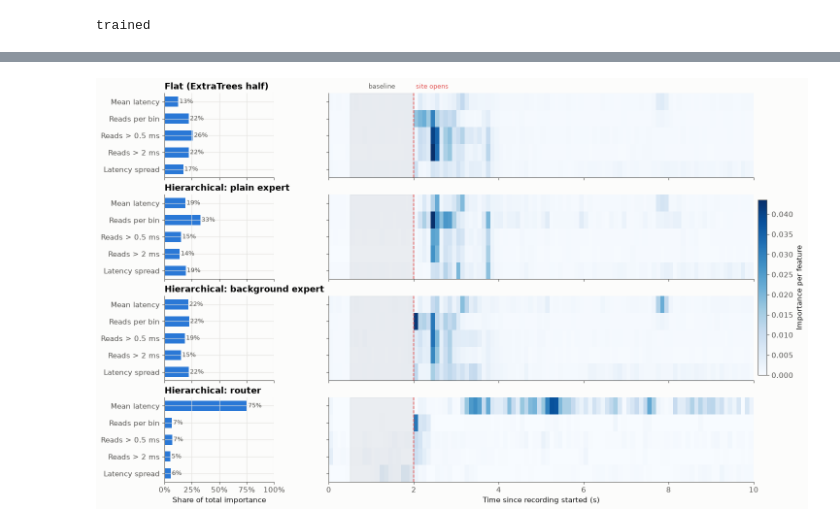
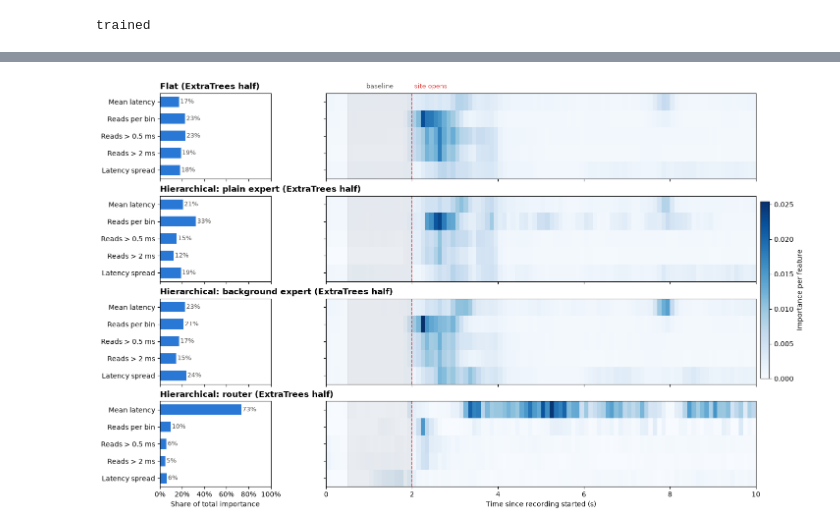
Before and after one commit to Letmeloveyou522/FROST-project, a Jupyter notebook: final_models.ipynb, the cells around one changed output, grey strips where cells are left out. Saved outputs shown, nothing was run; the diff lists cells and outputs as text; code cells hidden in the pictures.

Commit message:
real data capture

```diff
--- a/final_models.ipynb
+++ b/final_models.ipynb
@@ -74,12 +190,13 @@ SPIKE_THRESHOLDS = (SPIKE_MS, 2.0)
 BASELINE = (0.5, 2.0)         # pre-open window used for normalisation
 
 def features(t):
+    trace, times = apply_shift(t)   # timing slack: shifted training copies
     #splits data into exactly 100 bins of 0.1s
     n_bins = int(round(USE_S / BIN_S))
-    keep = t['times'] < USE_S
-    idx = np.minimum((t['times'][keep] / BIN_S).astype(int), n_bins - 1)
+    keep = times < USE_S
+    idx = np.minimum((times[keep] / BIN_S).astype(int), n_bins - 1)
 
-    lat = np.clip(t['trace'][keep], 0, SPIKE_MS) #clips spikes to 0.5ms max
+    lat = np.clip(trace[keep], 0, SPIKE_MS) #clips spikes to 0.5ms max
     base = slice(int(BASELINE[0] / BIN_S), int(BASELINE[1] / BIN_S)) #used to calculate baseline latency
     count = np.bincount(idx, minlength=n_bins).astype(float) #count the amount of reads in each bin
 
@@ -87,7 +204,7 @@ def features(t):
     mean = np.bincount(idx, lat, n_bins) / n #mean latency in each bin
     rel_mean = mean / mean[base].mean()                          # mean latency, x baseline
     rel_count = count / max(count[base].mean(), 1e-9)            # reads per bin, x baseline
-    spikes = [np.bincount(idx, t['trace'][keep] > thr, n_bins) / n for thr in SPIKE_THRESHOLDS] #spikes over 0.5ms and 2ms
+    spikes = [np.bincount(idx, trace[keep] > thr, n_bins) / n for thr in SPIKE_THRESHOLDS] #spikes over 0.5ms and 2ms
     sd = np.sqrt(np.maximum(np.bincount(idx, lat ** 2, n_bins) / n - mean ** 2, 0))
     rel_sd = sd / max(mean[base].mean(), 1e-9)                   # spread, x baseline mean
     return np.concatenate([rel_mean, rel_count, *spikes, rel_sd])
@@ -98,15 +215,21 @@ print(f'{X.shape[1]} features per trial')
 # %% [output]
 500 features per trial
 # %%
-# Using RandomForest as it works well on noisy data
-def random_forest():
-    return RandomForestClassifier(n_estimators=1000, max_features=0.5, random_state=SEED, n_jobs=-1)
+def extra_trees():
+    return ExtraTreesClassifier(n_estimators=1000, max_features=0.5, random_state=SEED, n_jobs=-1)
+
+def boosting():
+    return HistGradientBoostingClassifier(max_iter=300, learning_rate=0.05, max_leaf_nodes=15,
+                                          l2_regularization=1.0, early_stopping=False, random_state=SEED)
+
+def voting_model():
+    return VotingClassifier([('hgb', boosting()), ('et', extra_trees())], voting='soft')
 
 class Hierarchical:
     """Router picks plain vs background; that kind's expert names the site."""
     def __init__(self):
-        self.router = random_forest()
-        self.experts = {'plain': random_forest(), 'background': random_forest()}
+        self.router = voting_model()
+        self.experts = {'plain': voting_model(), 'background': voting_model()}
 
     def fit(self, X, site, flag):
         self.router.fit(X, flag)
@@ -122,7 +245,7 @@ class Hierarchical:
                 out[route == k] = m.predict(X[route == k])
         return out, route
 # %%
-flat = random_forest().fit(X[train], site[train])
+flat = voting_model().fit(X[train], site[train])
 hier = Hierarchical().fit(X[train], site[train], flag[train])
 print('trained')
 # %% [output]
@@ -181,5 +304,6 @@ Test accuracy by kind of trial
 # %%
-# Feature importance (RandomForest impurity importance, measured on the training data).
+# Feature importance (impurity importance, measured on the training data).
+# Boosting has no comparable importance, so each voting model's ExtraTrees half stands in for it.
 BLOCKS = ['Mean latency', 'Reads per bin', f'Reads > {SPIKE_THRESHOLDS[0]:g} ms',
           f'Reads > {SPIKE_THRESHOLDS[1]:g} ms', 'Latency spread']
 n_bins = int(round(USE_S / BIN_S))
@@ -187,37 +311,38 @@ models = {'Flat': flat,
           'Hierarchical: plain expert': hier.experts['plain'],
           'Hierarchical: background expert': hier.experts['background'],
           'Hierarchical: router': hier.router}
-imp = {name: m.feature_importances_.reshape(len(BLOCKS), n_bins) for name, m in models.items()}
+imp = {f'{name} (ExtraTrees half)': m.named_estimators_['et'].feature_importances_.reshape(len(BLOCKS), n_bins)
+       for name, m in models.items()}
 vmax = max(v.max() for v in imp.values())
 
 fig, axes = plt.subplots(len(models), 2, figsize=(16, 2.6 * len(models)),
                          gridspec_kw=dict(width_ratios=[1, 4]), sharex='col', sharey=True)
 for (name, I), (ax_bar, ax_map) in zip(imp.items(), axes):
     # left: share of the model's importance in each measurement
     share = I.sum(1)
     ax_bar.barh(range(len(BLOCKS)), share, color='#2a78d6', height=0.6)
     for i, v in enumerate(share):
         ax_bar.text(v + 0.01, i, f'{v:.0%}', va='center', fontsize=9, color='#52514e')
     ax_bar.set_xlim(0, 1)
     ax_bar.set_title(name, loc='left', fontweight='bold')
     ax_bar.xaxis.set_major_formatter(PercentFormatter(1))
     ax_bar.invert_yaxis()
     # right: where in time that importance sits
     im = ax_map.imshow(I, aspect='auto', cmap='Blues', vmin=0, vmax=vmax, interpolation='nearest',
                        extent=(0, USE_S, len(BLOCKS) - 0.5, -0.5))
     ax_map.axvline(2, color='#e34948', lw=1.2, ls='--')
     ax_map.axvspan(*BASELINE, color='#52514e', alpha=0.08)
     ax_map.grid(False)
 axes[0, 1].text(2.05, -0.7, 'site opens', color='#e34948', fontsize=9, va='bottom')
 axes[0, 1].text(sum(BASELINE) / 2, -0.7, 'baseline', color='#52514e', fontsize=9, va='bottom', ha='center')
 for ax in axes[:, 0]:
     ax.set_yticks(range(len(BLOCKS)), BLOCKS)
 axes[-1, 0].set_xlabel('Share of total importance')
 axes[-1, 1].set_xlabel('Time since recording started (s)')
 fig.colorbar(im, ax=axes[:, 1], fraction=0.02, pad=0.01, label='Importance per feature')
 plt.show()
 # %% [output]
-[figure, old version]
+[figure, new version]
 # %%
 # ---- Find site visits in a long trace ----
 # The models only know 10 s windows where a site opens at 2 s. So slide a 10 s window along the
```
Also changed, not shown: parts of 6 cells of this notebook, 4 other files.
